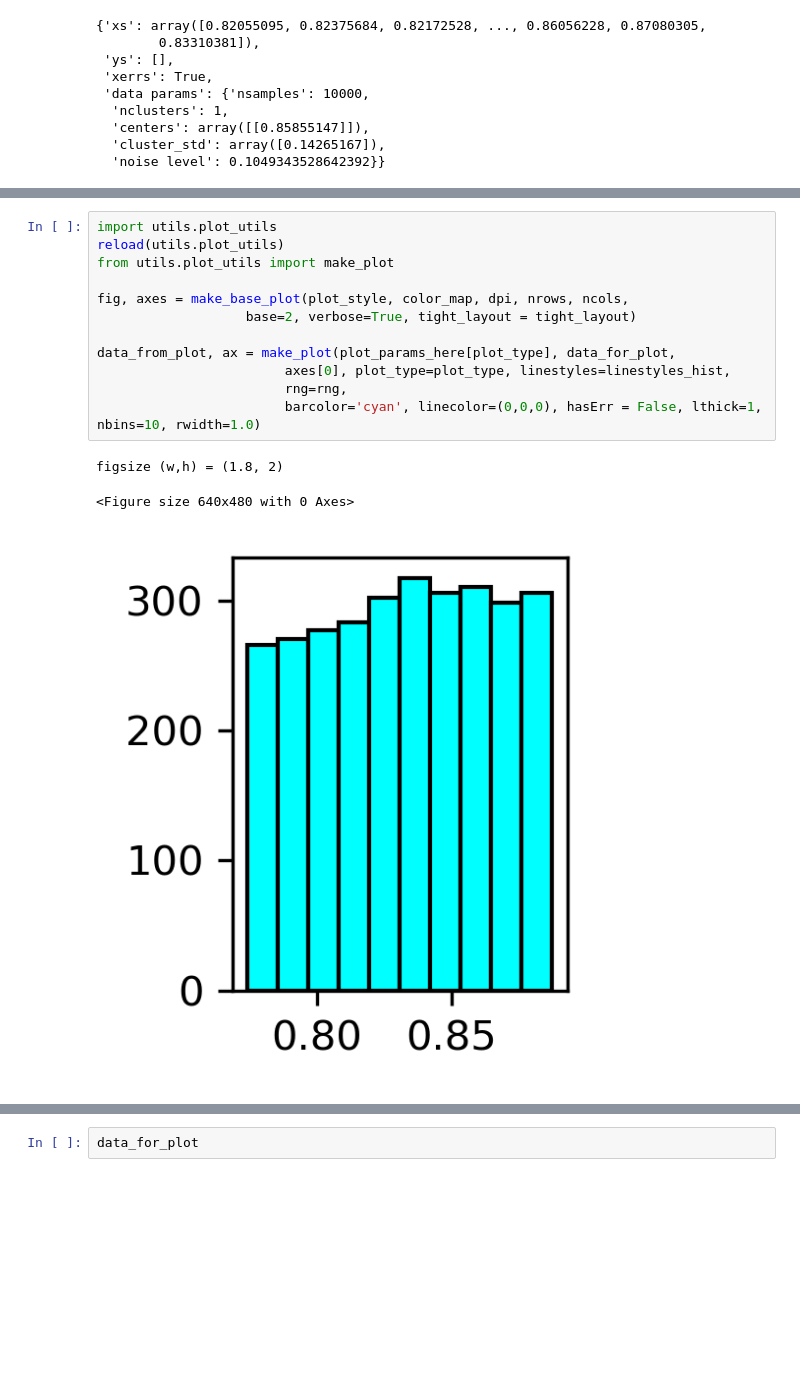
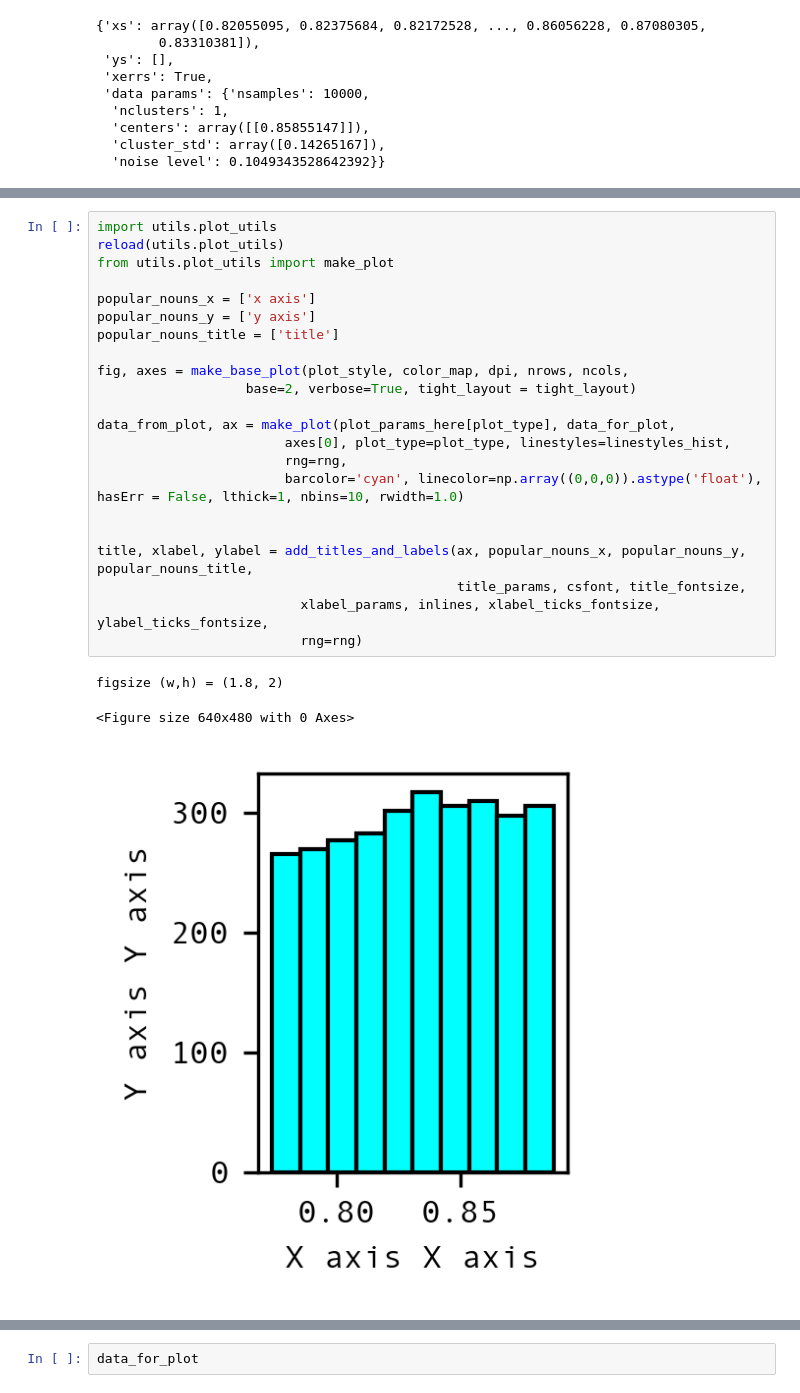
Before and after one commit to ReadingTimeMachine/LLM_VQA_JCDL2025, a Jupyter notebook: create_example_hists_jcdl2025.ipynb, the cells around one changed output, grey strips where cells are left out. Cells and saved outputs as stored; diff of their text form; blank space fills up the shorter version.

Commit message:
xy labels

```diff
--- a/create_example_hists_jcdl2025.ipynb
+++ b/create_example_hists_jcdl2025.ipynb
@@ -345,17 +381,27 @@ data_for_plot
 # %%
 import utils.plot_utils
 reload(utils.plot_utils)
 from utils.plot_utils import make_plot
+
+popular_nouns_x = ['x axis']
+popular_nouns_y = ['y axis']
+popular_nouns_title = ['title']
 
 fig, axes = make_base_plot(plot_style, color_map, dpi, nrows, ncols,
                    base=2, verbose=True, tight_layout = tight_layout)
 
 data_from_plot, ax = make_plot(plot_params_here[plot_type], data_for_plot,
                         axes[0], plot_type=plot_type, linestyles=linestyles_hist,
                         rng=rng,
-                        barcolor='cyan', linecolor=(0,0,0), hasErr = False, lthick=1, nbins=10, rwidth=1.0)
+                        barcolor='cyan', linecolor=np.array((0,0,0)).astype('float'), hasErr = False, lthick=1, nbins=10, rwidth=1.0)
+
+
+title, xlabel, ylabel = add_titles_and_labels(ax, popular_nouns_x, popular_nouns_y, popular_nouns_title,
+                                              title_params, csfont, title_fontsize,
+                          xlabel_params, inlines, xlabel_ticks_fontsize, ylabel_ticks_fontsize,
+                          rng=rng)
 # %% [output]
 figsize (w,h) = (1.8, 2)
 <Figure size 640x480 with 0 Axes>
-[figure, old version]
+[figure, new version]
 # %%
```
Also changed, not shown: parts of 6 cells of this notebook, 1 other file.
